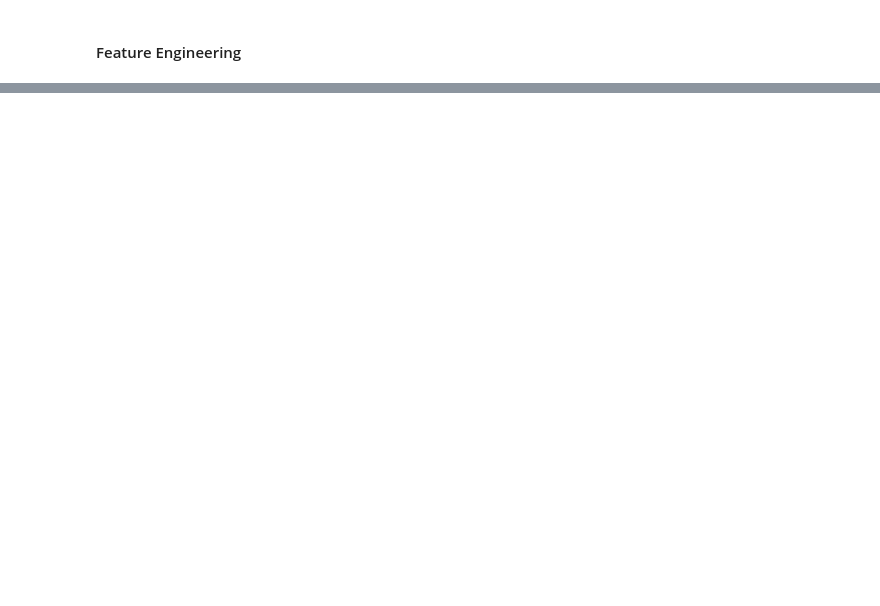
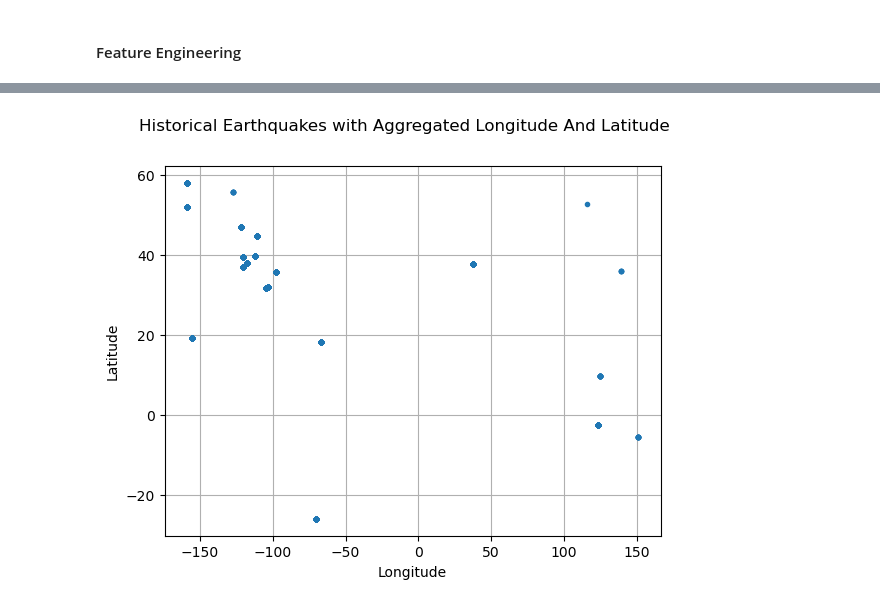
Before and after one commit to BhakeSart/Earthquake-Predictor-in-realtime, a Jupyter notebook: data/ETL+EDA.ipynb, the cells around one changed output, grey strips where cells are left out. Cells and saved outputs as stored; diff of their text form; code cells hidden in the pictures; blank space fills up the shorter version.

```diff
--- a/data/ETL+EDA.ipynb
+++ b/data/ETL+EDA.ipynb
@@ -368,0 +389,11 @@ eq_all = eq_all[np.isfinite(eq_all['mag_outcome'])]
+# %%
+plt.plot(eq_all['longitude'],
+         eq_all['latitude'],
+         linestyle='none', marker='.')
+plt.suptitle('Historical Earthquakes with Aggregated Longitude And Latitude')
+plt.xlabel('Longitude')
+plt.ylabel('Latitude')
+plt.grid()
+plt.show()
+# %% [output]
+[figure, added]
```
Also changed, not shown: parts of 21 cells of this notebook.
